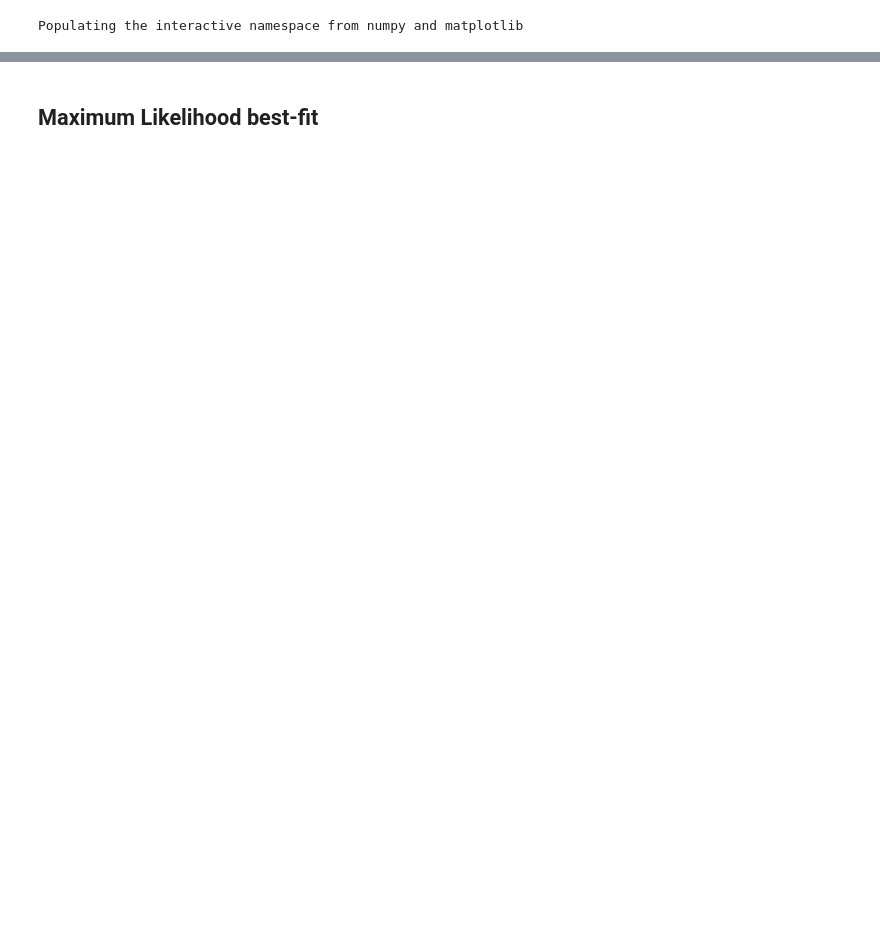
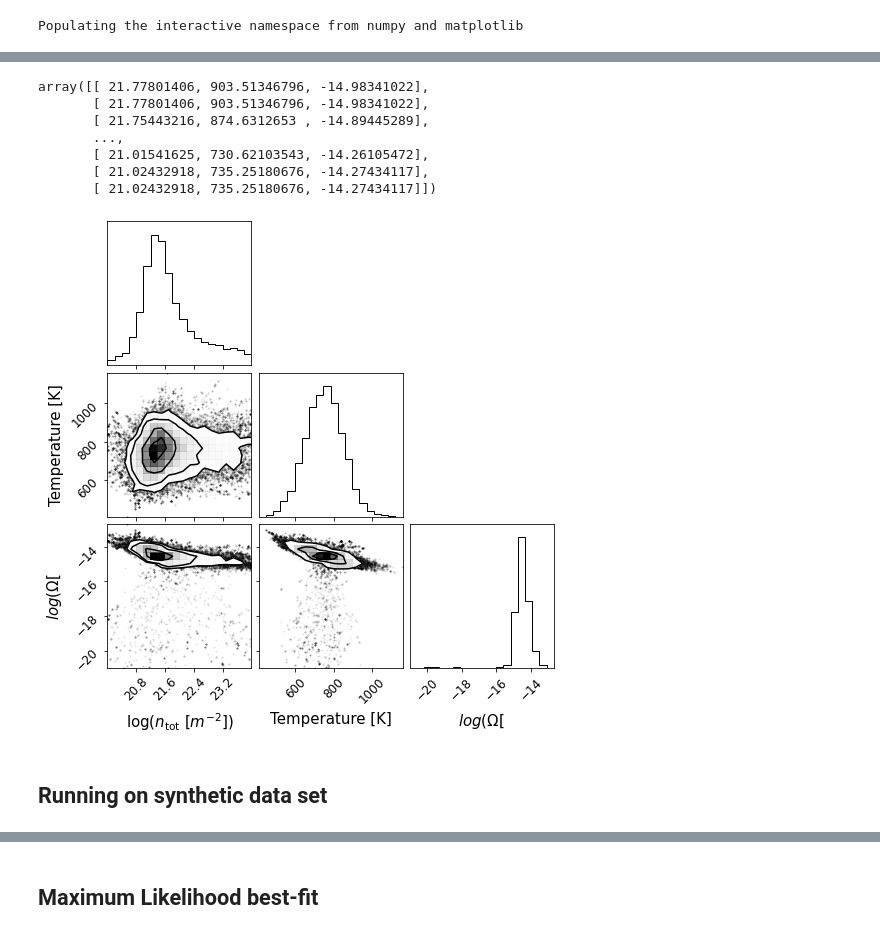
Before and after one commit to csalyk/slab_fitter, a Jupyter notebook: slab_fitter_adam.ipynb, the cells around one changed output, grey strips where cells are left out. Drawn from its saved outputs; the diff is of its cells as text; code cells hidden in the pictures; blank space fills up the shorter version.

```diff
--- a/slab_fitter_adam.ipynb
+++ b/slab_fitter_adam.ipynb
@@ -123 +46,14 @@ def loglikelihood(theta, data, sigma, myrun):
+# %%
+rot_mcmc(data)
+# %% [output]
+array([[ 21.77801406, 903.51346796, -14.98341022],
+       [ 21.77801406, 903.51346796, -14.98341022],
+       [ 21.75443216, 874.6312653 , -14.89445289],
+       ...,
+       [ 21.01541625, 730.62103543, -14.26105472],
+       [ 21.02432918, 735.25180676, -14.27434117],
+       [ 21.02432918, 735.25180676, -14.27434117]])
+[figure, added]
+# %% [markdown]
+## Running on synthetic data set
 # %%
```
Also changed, not shown: parts of 15 cells of this notebook, 4 other files.
